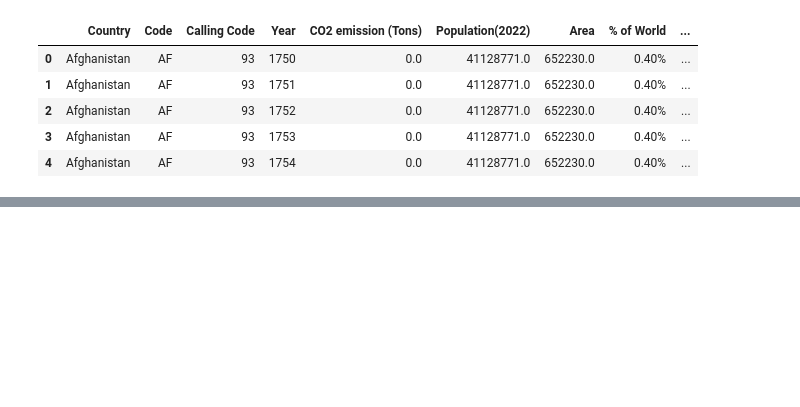
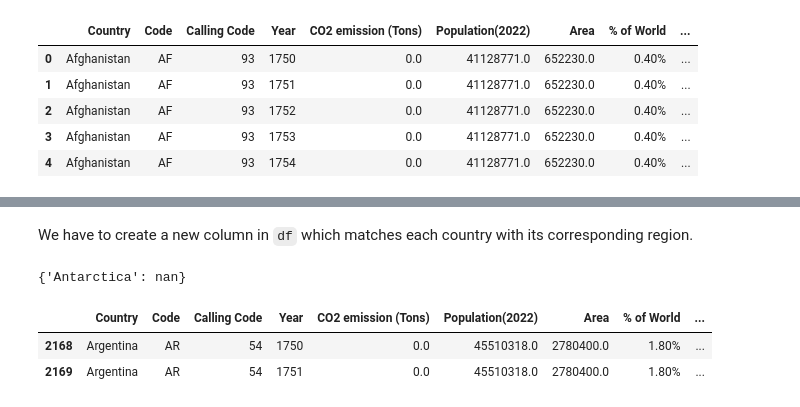
Before and after one commit to fenilenvinileno97/numpy-pandas-101, a Jupyter notebook: Environment project/project.ipynb, the cells around one changed output, grey strips where cells are left out. Cells and saved outputs as stored; diff of their text form; code cells hidden in the pictures; blank space fills up the shorter version.

```diff
--- a/Environment project/project.ipynb
+++ b/Environment project/project.ipynb
@@ -68,0 +171,7 @@ memory usage: 7.9+ KB
+# %% [markdown]
+We have to create a new column in `df` which matches each country with its corresponding region.
+# %%
+country_region = {'Antarctica': np.nan}
+country_region
+# %% [output]
+{'Antarctica': nan}
@@ -68,0 +191,6 @@ memory usage: 7.9+ KB
+# %%
+df[df['Region'] == 'South America'].head(2)
+# %% [output]
+|  | Country | Code | Calling Code | Year | CO2 emission (Tons) | Population(2022) | Area | % of World | ... |
+| 2168 | Argentina | AR | 54 | 1750 | 0.0 | 45510318.0 | 2780400.0 | 1.80% | ... |
+| 2169 | Argentina | AR | 54 | 1751 | 0.0 | 45510318.0 | 2780400.0 | 1.80% | ... |
```
Also changed, not shown: parts of 40 cells of this notebook, 1 other file.
